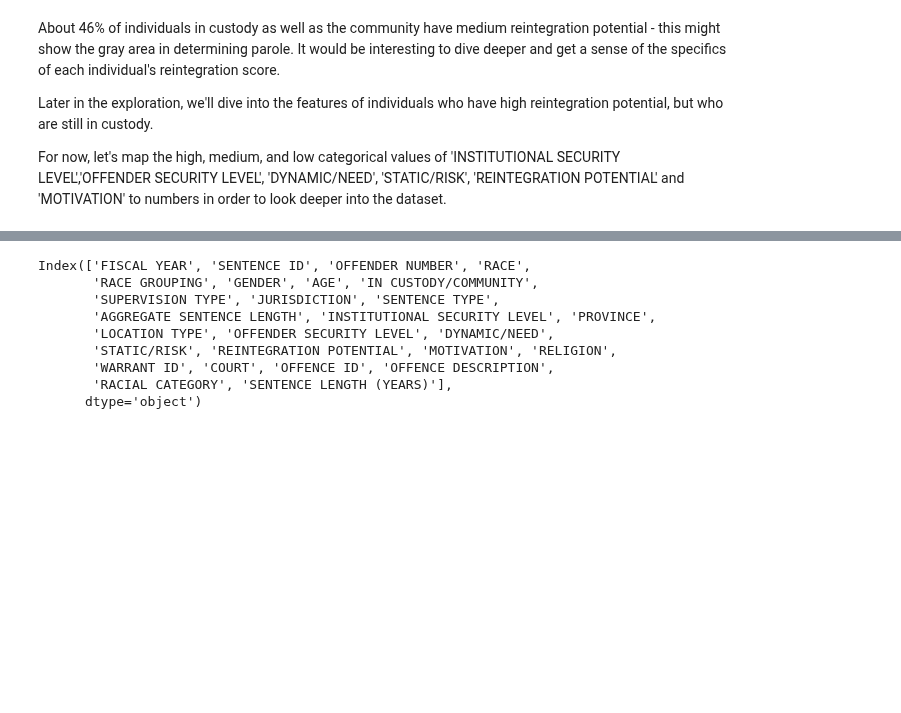
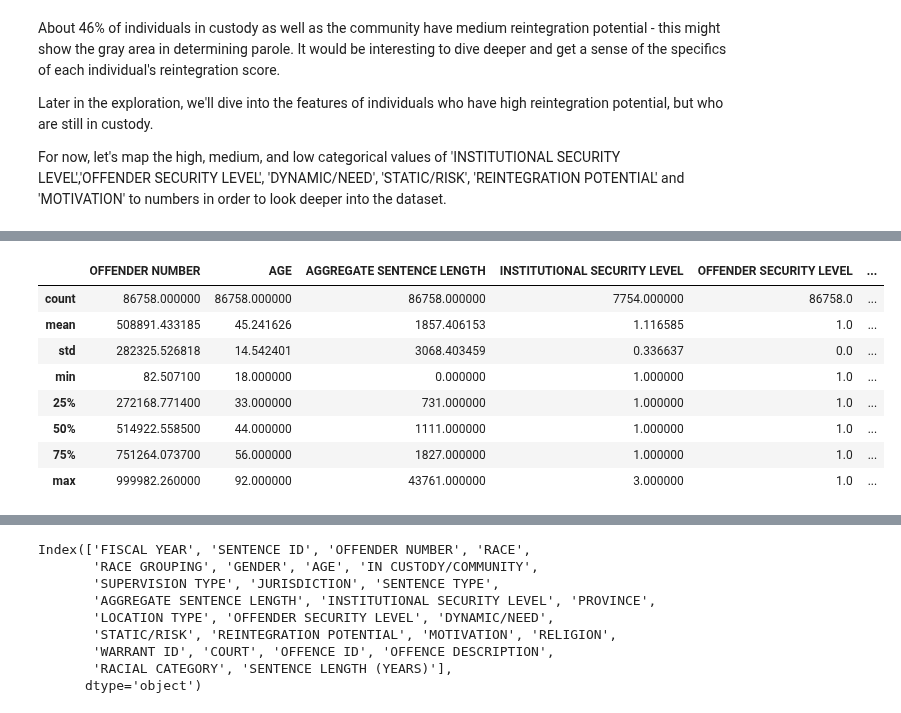
Before and after one commit to anastasiabizyayeva/Bias_Behind_Bars, a Jupyter notebook: EDA.ipynb, the cells around one changed output, grey strips where cells are left out. Cells and saved outputs as stored; diff of their text form; code cells hidden in the pictures; blank space fills up the shorter version.

```diff
--- a/EDA.ipynb
+++ b/EDA.ipynb
@@ -355,0 +415,15 @@ For now, let's map the high, medium, and low categorical values of 'INSTITUTIONA
+# %%
+best_scores = df[(df['OFFENDER SECURITY LEVEL'] == 1) & (df['REINTEGRATION POTENTIAL'] == 3)]
+worst_scores = df[(df['OFFENDER SECURITY LEVEL'] == 3) & (df['REINTEGRATION POTENTIAL'] == 1)]
+# %%
+best_scores.describe()
+# %% [output]
+|  | OFFENDER NUMBER | AGE | AGGREGATE SENTENCE LENGTH | INSTITUTIONAL SECURITY LEVEL | OFFENDER SECURITY LEVEL | ... |
+| count | 86758.000000 | 86758.000000 | 86758.000000 | 7754.000000 | 86758.0 | ... |
+| mean | 508891.433185 | 45.241626 | 1857.406153 | 1.116585 | 1.0 | ... |
+| std | 282325.526818 | 14.542401 | 3068.403459 | 0.336637 | 0.0 | ... |
+| min | 82.507100 | 18.000000 | 0.000000 | 1.000000 | 1.0 | ... |
+| 25% | 272168.771400 | 33.000000 | 731.000000 | 1.000000 | 1.0 | ... |
+| 50% | 514922.558500 | 44.000000 | 1111.000000 | 1.000000 | 1.0 | ... |
+| 75% | 751264.073700 | 56.000000 | 1827.000000 | 1.000000 | 1.0 | ... |
+| max | 999982.260000 | 92.000000 | 43761.000000 | 3.000000 | 1.0 | ... |
```
Also changed, not shown: parts of 10 cells of this notebook.
